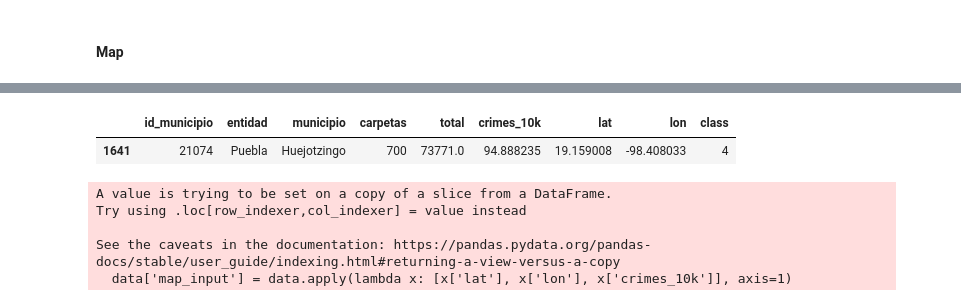
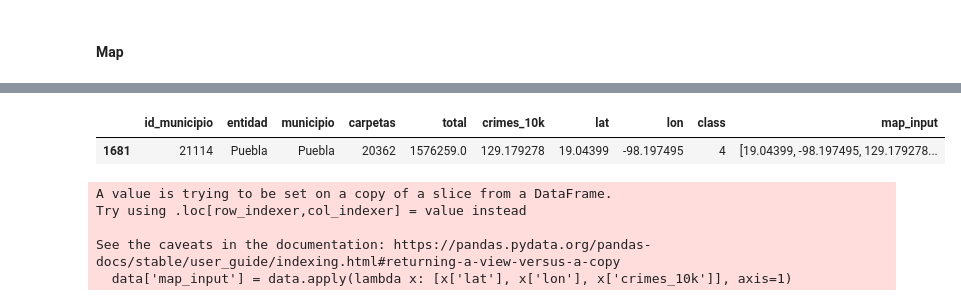
Before and after one commit to kevinmiguel97/Criminality-Analysis-Mexico, a Jupyter notebook: Crime_analysis.ipynb, the cells around one changed output, grey strips where cells are left out. Drawn from its saved outputs; the diff is of its cells as text; code cells hidden in the pictures.

```diff
--- a/Crime_analysis.ipynb
+++ b/Crime_analysis.ipynb
@@ -787,10 +787,10 @@ map
 # %% [output]
 [interactive output not drawn]
 # %%
-data[data['municipio'] == 'Huejotzingo']
+data[data['municipio'] == 'Puebla']
 # %% [output]
-|  | id_municipio | entidad | municipio | carpetas | total | crimes_10k | lat | lon | class |
-| 1641 | 21074 | Puebla | Huejotzingo | 700 | 73771.0 | 94.888235 | 19.159008 | -98.408033 | 4 |
+|  | id_municipio | entidad | municipio | carpetas | total | crimes_10k | lat | lon | class | map_input |
+| 1681 | 21114 | Puebla | Puebla | 20362 | 1576259.0 | 129.179278 | 19.04399 | -98.197495 | 4 | [19.04399, -98.197495, 129.179278... |
 # %%
 import folium
 from folium.plugins import HeatMap
```
